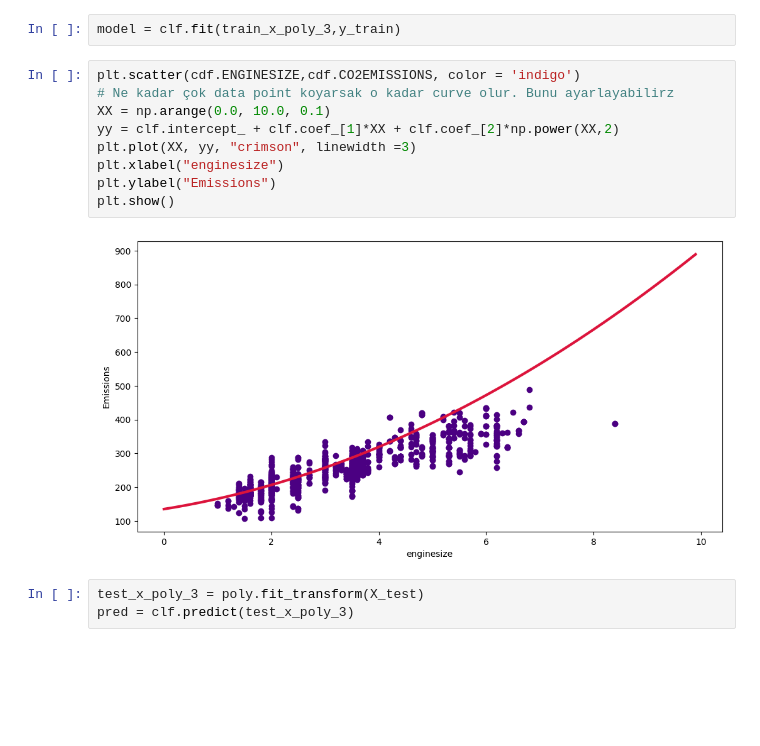
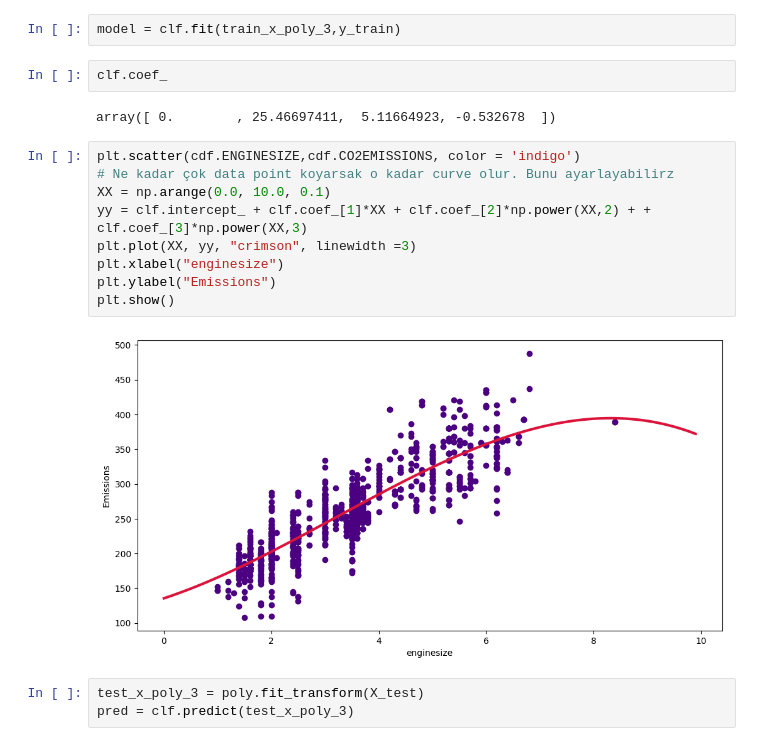
Before and after one commit to AslihanYoldas/Ada-Lovelace-Academy-Data-Science-Applications, a Jupyter notebook: week_7/data_science_7_3.ipynb, the cells around one changed output. Drawn from its saved outputs; the diff is of its cells as text; blank space fills up the shorter version.

```diff
--- a/week_7/data_science_7_3.ipynb
+++ b/week_7/data_science_7_3.ipynb
@@ -132,17 +132,21 @@ poly = PolynomialFeatures(degree=3)
 train_x_poly_3 = poly.fit_transform(X_train)
 # %%
 model = clf.fit(train_x_poly_3,y_train)
+# %%
+clf.coef_
+# %% [output]
+array([ 0.        , 25.46697411,  5.11664923, -0.532678  ])
 # %%
 plt.scatter(cdf.ENGINESIZE,cdf.CO2EMISSIONS, color = 'indigo')
 # Ne kadar çok data point koyarsak o kadar curve olur. Bunu ayarlayabilirz
 XX = np.arange(0.0, 10.0, 0.1)
-yy = clf.intercept_ + clf.coef_[1]*XX + clf.coef_[2]*np.power(XX,2)
+yy = clf.intercept_ + clf.coef_[1]*XX + clf.coef_[2]*np.power(XX,2) + + clf.coef_[3]*np.power(XX,3)
 plt.plot(XX, yy, "crimson", linewidth =3)
 plt.xlabel("enginesize")
 plt.ylabel("Emissions")
 plt.show()
 # %% [output]
-[figure, old version]
+[figure, new version]
 # %%
 test_x_poly_3 = poly.fit_transform(X_test)
 pred = clf.predict(test_x_poly_3)
```
